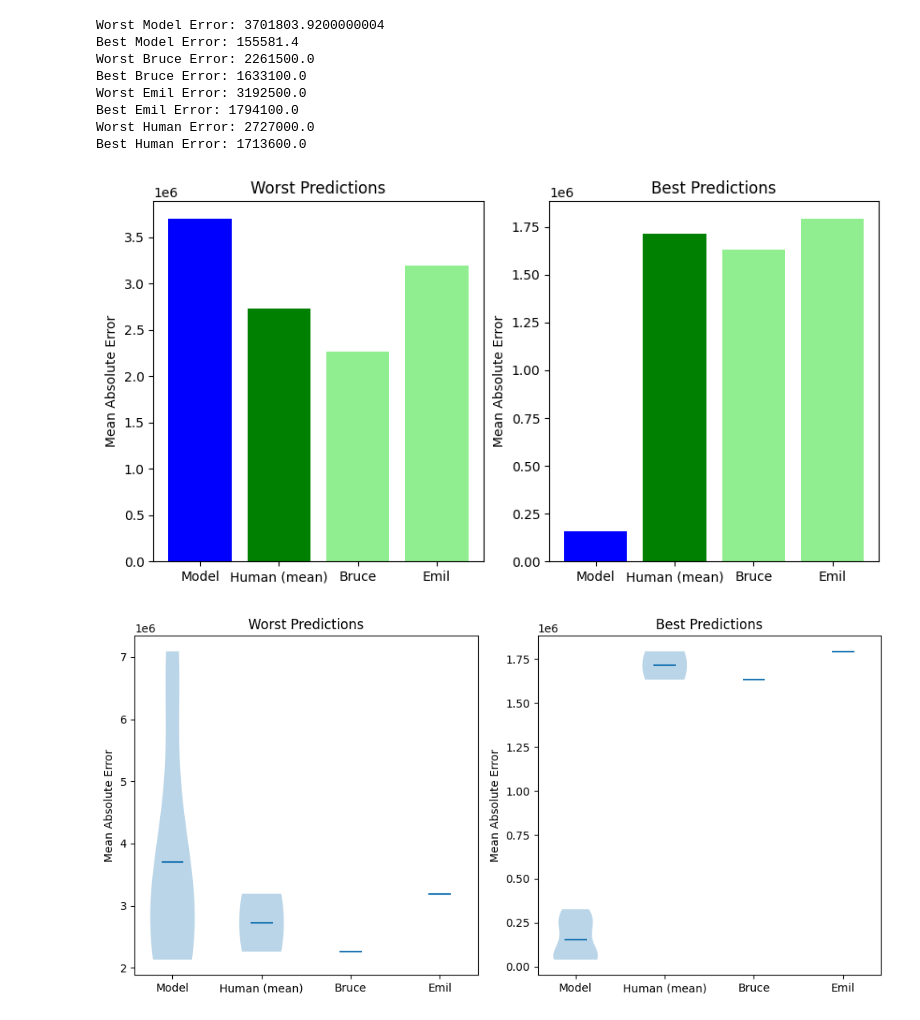
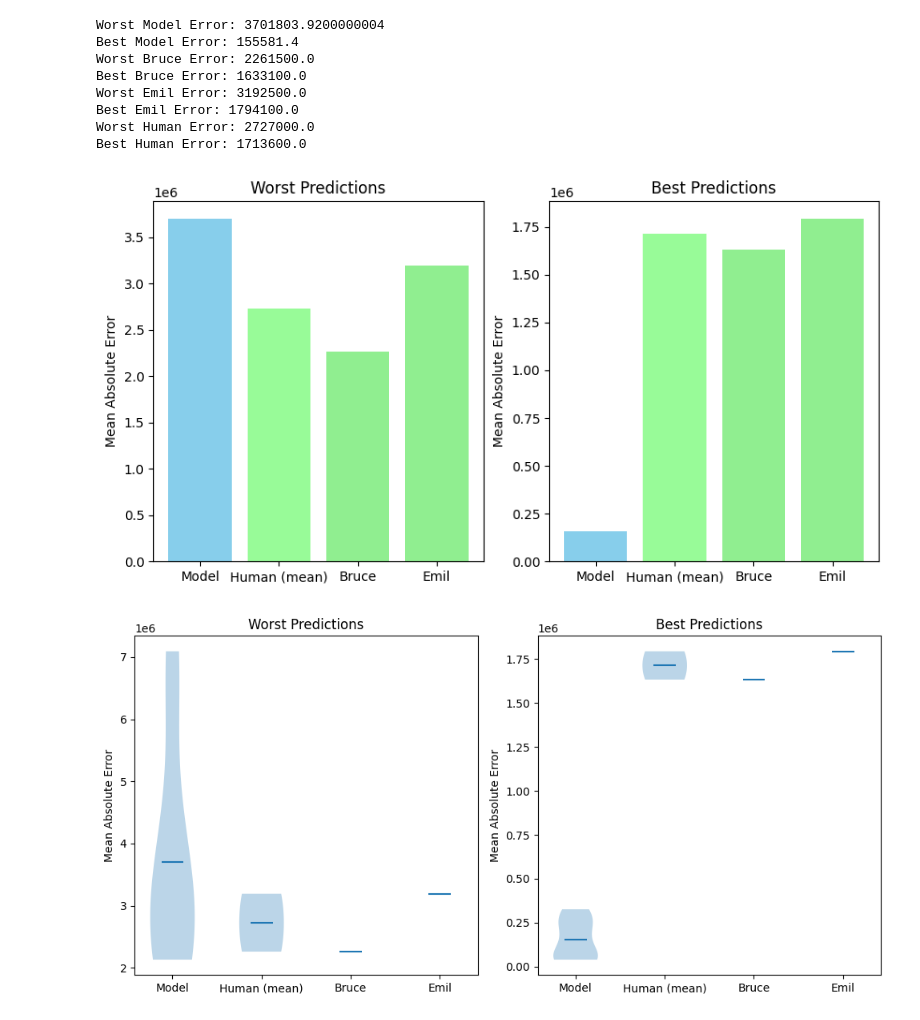
Before and after one commit to besplago/thesis-house-price-estimation, a Jupyter notebook: human_eval_comparison.ipynb, the cells around one changed output. Saved outputs shown, nothing was run; the diff lists cells and outputs as text; code cells hidden in the pictures.

Commit message:
refac: color

```diff
--- a/human_eval_comparison.ipynb
+++ b/human_eval_comparison.ipynb
@@ -52,26 +52,26 @@ Best Human Error: 1713600.0
 # %%
 # Plot the worst and best predictions
 plt.figure(figsize=(10, 5))
 plt.subplot(1, 2, 1)
-bar_colors = ["skyblue", "green", "lightgreen", "lightgreen"]
+bar_colors = ["skyblue", "darkseagreen", "lightgreen", "lightgreen"]
 plt.bar(
     ["Model", "Human (mean)", "Bruce", "Emil"],
     [worst_model_error, mean_human_worst_error, bruce_worst_error, emil_worst_error],
     color=bar_colors,
 )
 plt.title("Worst Predictions")
 plt.ylabel("Mean Absolute Error")
 plt.subplot(1, 2, 2)
 plt.bar(
     ["Model", "Human (mean)", "Bruce", "Emil"],
     [best_model_error, mean_human_best_error, bruce_best_error, emil_best_error],
     color=bar_colors,
 )
 plt.title("Best Predictions")
 plt.ylabel("Mean Absolute Error")
 plt.show()
 # %% [output]
-[figure, old version]
+[figure, new version]
 # %%
 import matplotlib.pyplot as plt
 import numpy as np
```
